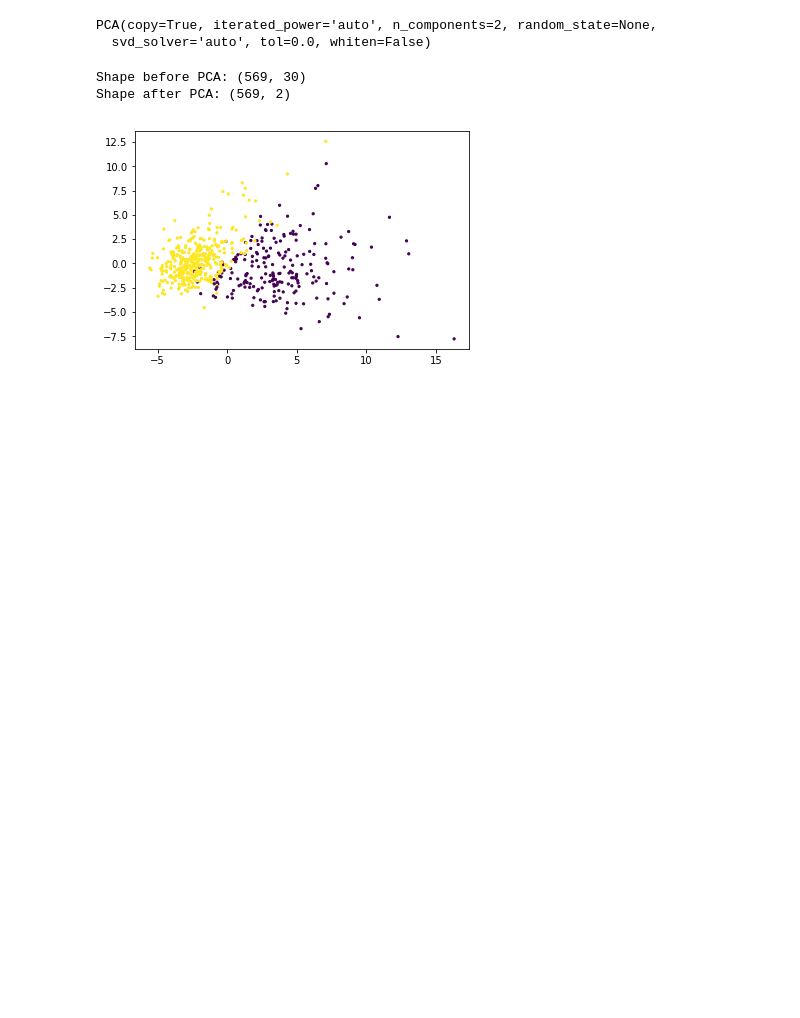
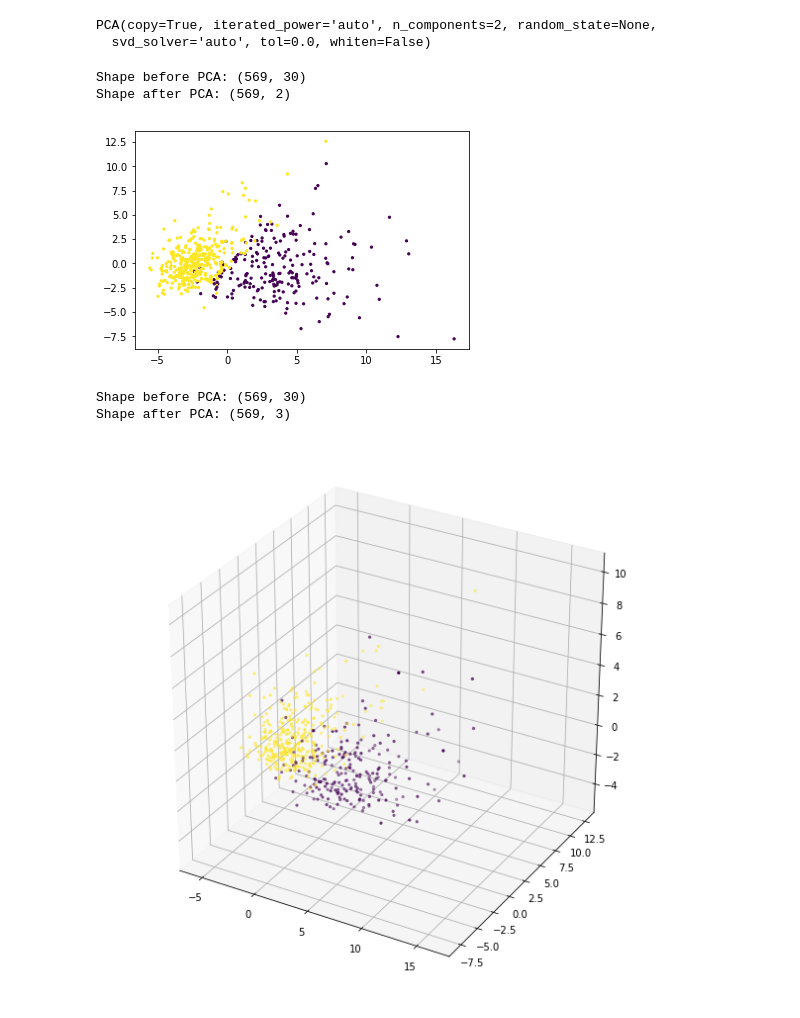
Before and after one commit to davidmilIs/Data-Clustering, a Jupyter notebook: Supervised-learning.ipynb, the cells around one changed output. Drawn from its saved outputs; the diff is of its cells as text; code cells hidden in the pictures; blank space fills up the shorter version.

```diff
--- a/Supervised-learning.ipynb
+++ b/Supervised-learning.ipynb
@@ -996,3 +996,22 @@ plt.scatter(X_pca[:,0], X_pca[:,1], c=cancer.target, s=5)
 plt.show()
 # %% [output]
 [figure]
+# %%
+import matplotlib.pyplot as plt
+from mpl_toolkits.mplot3d import Axes3D
+
+pca_3d = PCA(n_components=3)
+pca_3d.fit(X_scaled)
+X_pca_3d = pca_3d.transform(X_scaled)
+print("Shape before PCA:", X_scaled.shape)
+print("Shape after PCA:", X_pca_3d.shape)
+fig = plt.figure(figsize=(10,10))
+ax = fig.add_subplot(111, projection='3d')
+
+ax.scatter(X_pca_3d[:,0], X_pca_3d[:,1], X_pca_3d[:,2],
+           c=cancer.target, s=5)
+plt.show()
+# %% [output]
+Shape before PCA: (569, 30)
+Shape after PCA: (569, 3)
+[figure, added]
```
